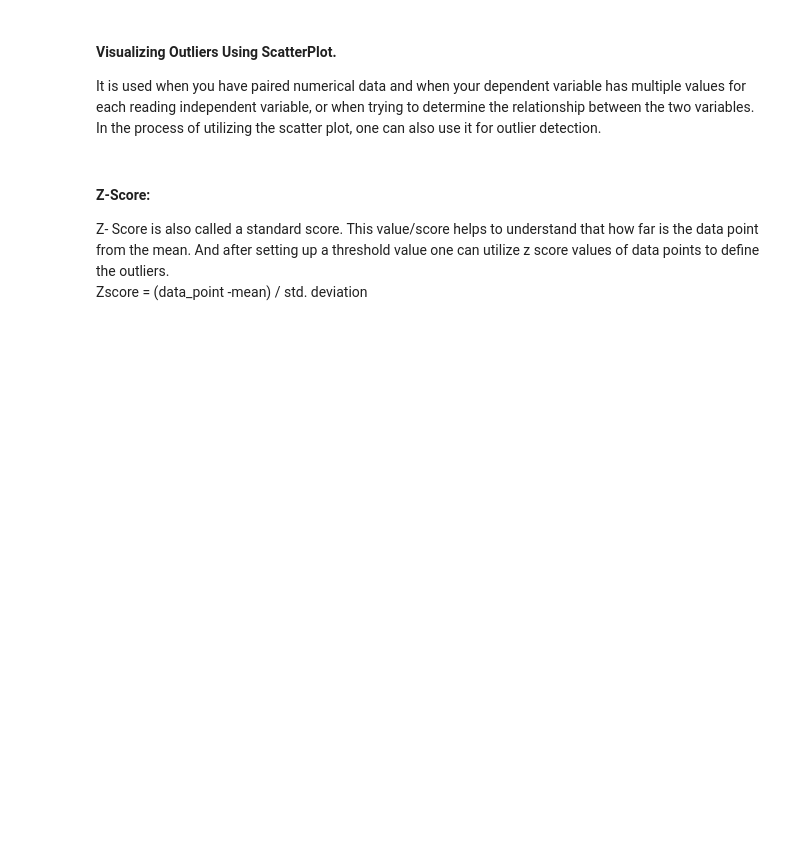
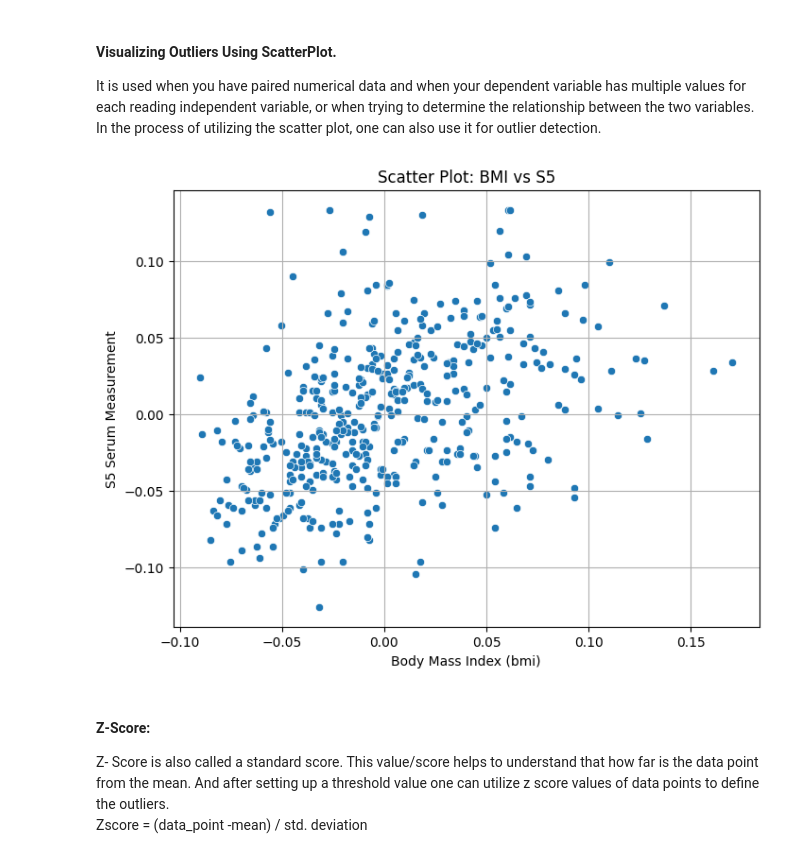
Before and after one commit to nikitha2002-bot/lab4-ML, a Jupyter notebook: week5Lab_Students.ipynb, the cells around one changed output. Cells and saved outputs as stored; diff of their text form; code cells hidden in the pictures; blank space fills up the shorter version.

```diff
--- a/week5Lab_Students.ipynb
+++ b/week5Lab_Students.ipynb
@@ -157,6 +640,18 @@ It captures the summary of the data effectively and efficiently with only a simp
 #### Visualizing Outliers Using ScatterPlot.
 
 It is used when you have paired numerical data and when your dependent variable has multiple values for each reading independent variable, or when trying to determine the relationship between the two variables. In the process of utilizing the scatter plot, one can also use it for outlier detection.
+# %%
+
+# Scatterplot: BMI vs S5
+plt.figure(figsize=(8, 6))
+sns.scatterplot(data=df, x='bmi', y='s5')
+plt.title("Scatter Plot: BMI vs S5")
+plt.xlabel("Body Mass Index (bmi)")
+plt.ylabel("S5 Serum Measurement")
+plt.grid(True)
+plt.show()
+# %% [output]
+[figure, added]
 # %% [markdown]
 #### Z-Score:
 Z- Score is also called a standard score. This value/score helps to understand that how far is the data point from the mean. And after setting up a threshold value one can utilize z score values of data points to define the outliers.
```
Also changed, not shown: parts of 24 cells of this notebook, 1 other file.
